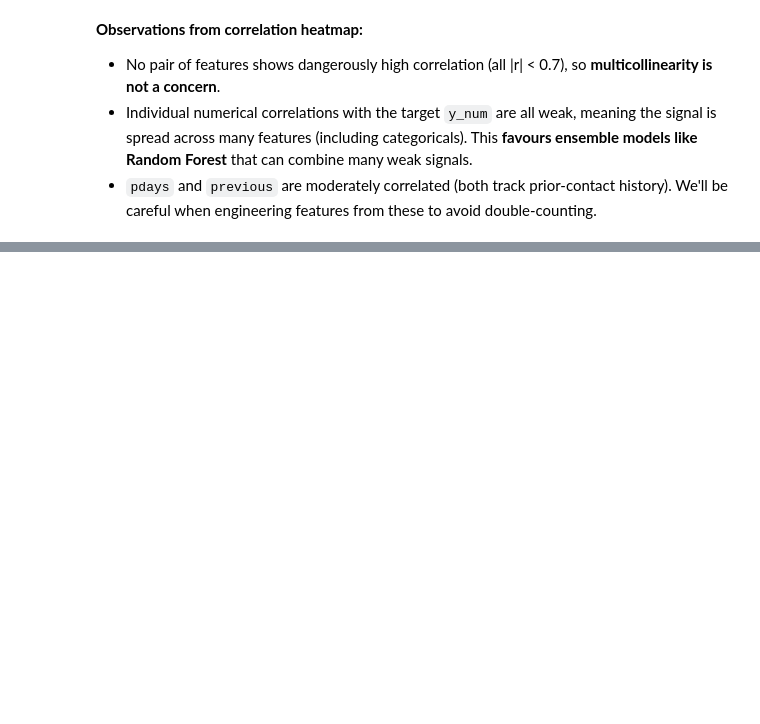
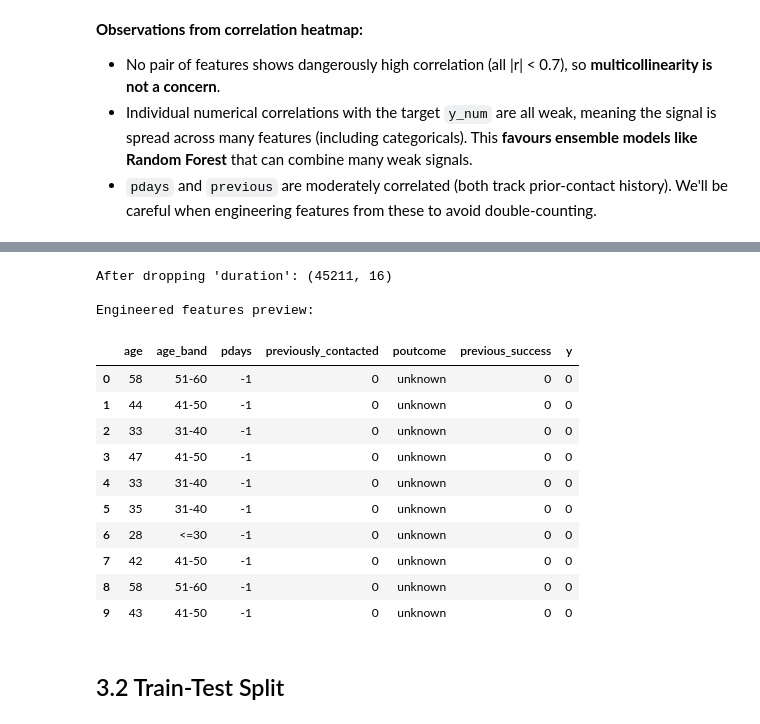
Before and after one commit to gavinlautp/mldp-bank-marketing, a Jupyter notebook: MLDP_Program_Codes.ipynb, the cells around one changed output, grey strips where cells are left out. Cells and saved outputs as stored; diff of their text form; code cells hidden in the pictures; blank space fills up the shorter version.

Commit message:
Add data preparation: cleaning and train-test split

```diff
--- a/MLDP_Program_Codes.ipynb
+++ b/MLDP_Program_Codes.ipynb
@@ -328,0 +348,44 @@ plt.show()
+# %%
+## Clean data
+
+## Make a working copy so we can rerun this cell safely
+df_clean = df.copy()
+
+## 1. Drop 'duration' — data leakage (see rationale above)
+df_clean = df_clean.drop(columns=["duration"])
+print(f"After dropping 'duration': {df_clean.shape}")
+
+## 2. Engineer 'previously_contacted' — clean binary flag from pdays sentinel
+df_clean["previously_contacted"] = (df_clean["pdays"] != -1).astype(int)
+
+## 3. Engineer 'previous_success' — clean binary flag from poutcome
+df_clean["previous_success"] = (df_clean["poutcome"] == "success").astype(int)
+
+## 4. Engineer 'age_band' — bin age into 5 groups to capture the non-linear U-shape
+df_clean["age_band"] = pd.cut(df_clean["age"],
+                              bins=[0, 30, 40, 50, 60, 100],
+                              labels=["<=30", "31-40", "41-50", "51-60", "60+"])
+
+## 5. Encode target as 0/1 (1 = yes, 0 = no)
+df_clean[col_y] = (df_clean[col_y] == "yes").astype(int)
+
+## Preview the cleaned dataframe
+print("\nEngineered features preview:")
+df_clean[["age", "age_band", "pdays", "previously_contacted", "poutcome", "previous_success", col_y]].head(10)
+# %% [output]
+After dropping 'duration': (45211, 16)
+
+Engineered features preview:
+|  | age | age_band | pdays | previously_contacted | poutcome | previous_success | y |
+| 0 | 58 | 51-60 | -1 | 0 | unknown | 0 | 0 |
+| 1 | 44 | 41-50 | -1 | 0 | unknown | 0 | 0 |
+| 2 | 33 | 31-40 | -1 | 0 | unknown | 0 | 0 |
+| 3 | 47 | 41-50 | -1 | 0 | unknown | 0 | 0 |
+| 4 | 33 | 31-40 | -1 | 0 | unknown | 0 | 0 |
+| 5 | 35 | 31-40 | -1 | 0 | unknown | 0 | 0 |
+| 6 | 28 | <=30 | -1 | 0 | unknown | 0 | 0 |
+| 7 | 42 | 41-50 | -1 | 0 | unknown | 0 | 0 |
+| 8 | 58 | 51-60 | -1 | 0 | unknown | 0 | 0 |
+| 9 | 43 | 41-50 | -1 | 0 | unknown | 0 | 0 |
+# %% [markdown]
+## 3.2 Train-Test Split
```
Also changed, not shown: parts of 5 cells of this notebook.
